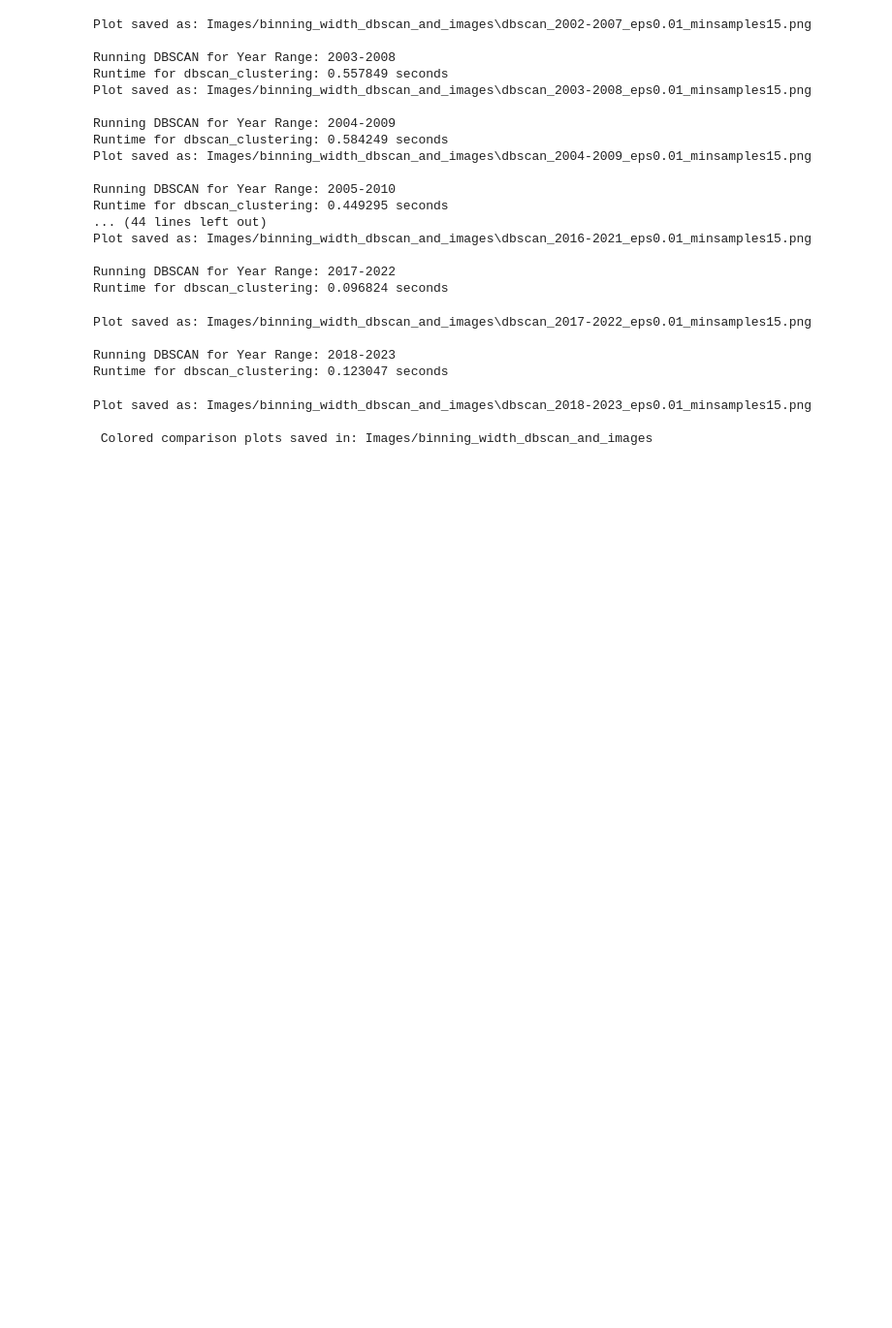
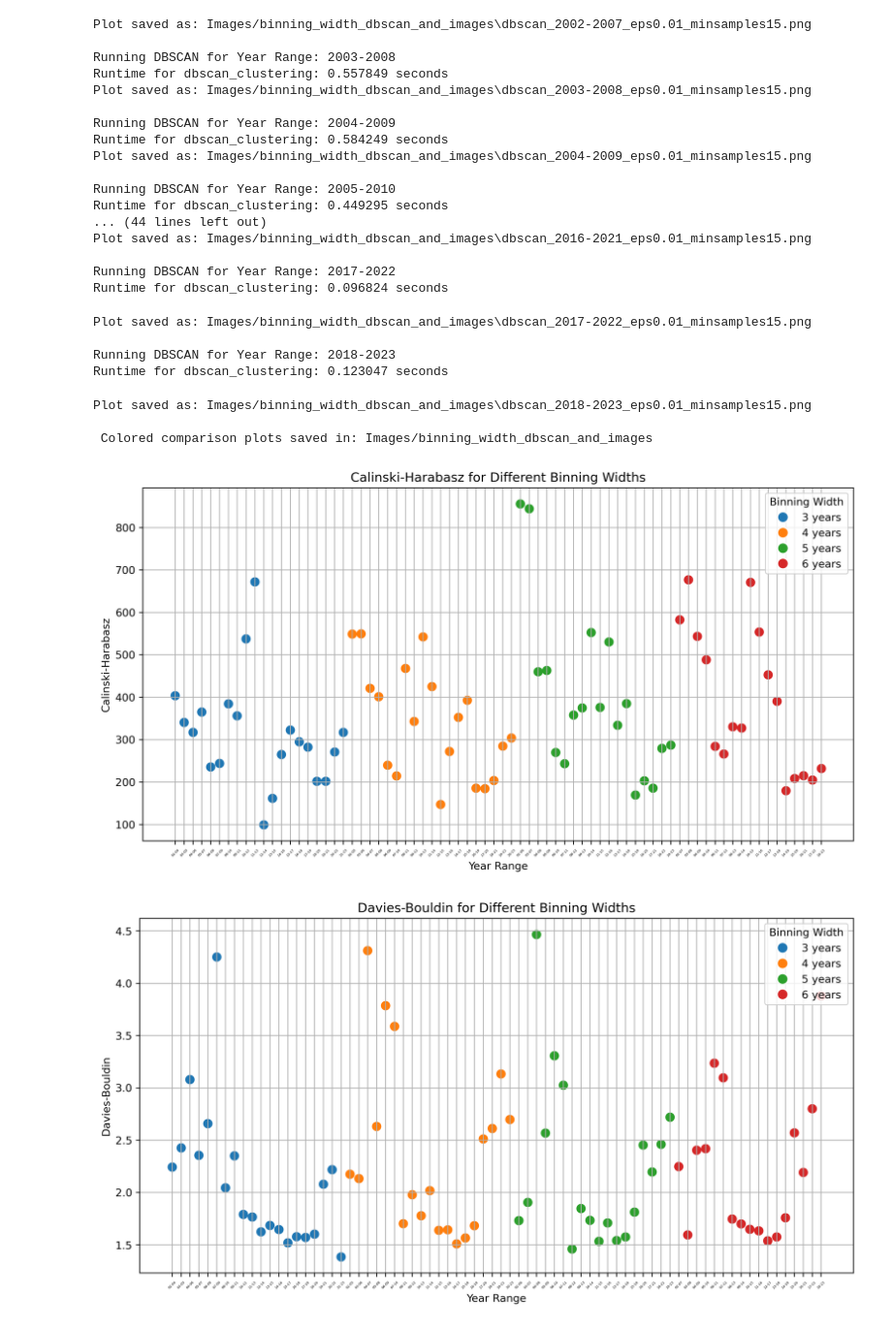
Before and after one commit to FiPf/AIUB-Backup, a Jupyter notebook: clustering/binning_width.ipynb, the cells around one changed output. Shown at 97% size. Saved outputs shown, nothing was run; the diff lists cells and outputs as text; code cells hidden in the pictures; blank space fills up the shorter version.

```diff
--- a/clustering/binning_width.ipynb
+++ b/clustering/binning_width.ipynb
@@ -204,3 +216,13 @@ Runtime for dbscan_clustering: 0.123047 seconds
 Plot saved as: Images/binning_width_dbscan_and_images\dbscan_2018-2023_eps0.01_minsamples15.png
 
  Colored comparison plots saved in: Images/binning_width_dbscan_and_images
+# %%
+import os
+from IPython.display import display, Image
+display(Image(filename=os.path.join('Images', 'binning_width_dbscan_and_images','calinski-harabasz_binnings.png')))
+display(Image(filename=os.path.join("Images/binning_width_dbscan_and_images/davies-bouldin_binnings.png")))
+display(Image(filename=os.path.join("Images/binning_width_dbscan_and_images/dunn_index_binnings.png")))
+display(Image(filename=os.path.join("Images/binning_width_dbscan_and_images/silhouette_score_binnings.png")))
+# %% [output]
+[figure, added]
+[figure, added]
```
Also changed, not shown: parts of 2 cells of this notebook, 2 other files.
